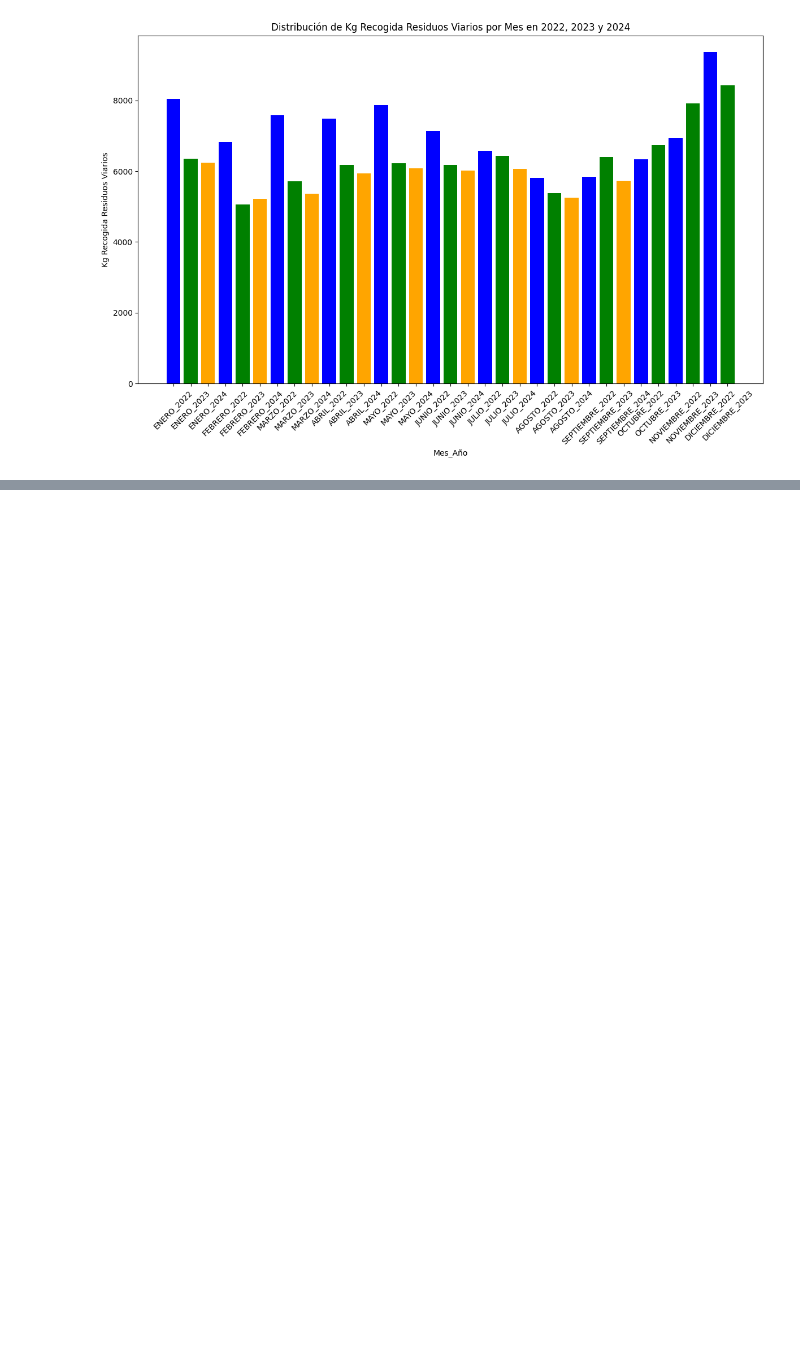
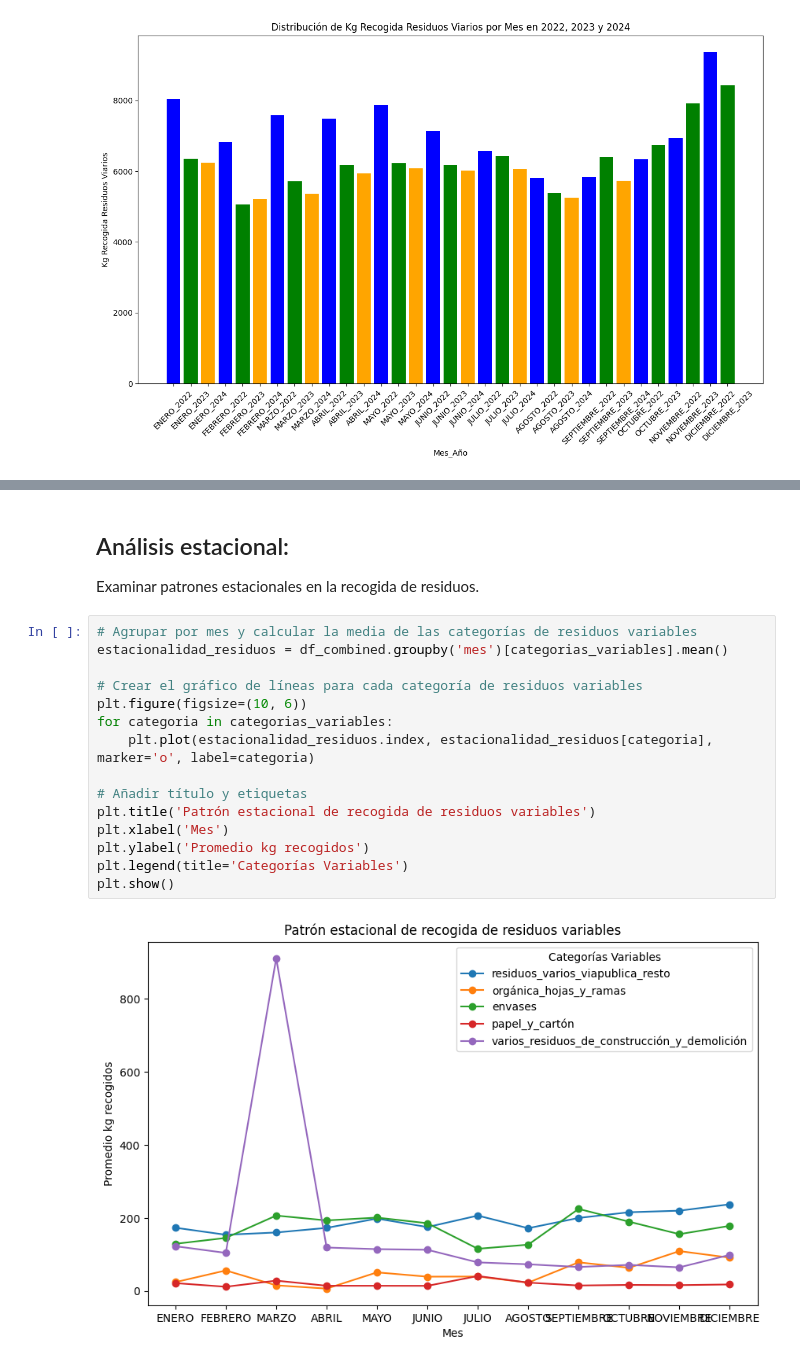
Before and after one commit to borcdc/proyecto_final_smartwaste, a Jupyter notebook: ProyectoFinal_SmartWaste.ipynb, the cells around one changed output, grey strips where cells are left out. Saved outputs shown, nothing was run; the diff lists cells and outputs as text; blank space fills up the shorter version.

```diff
--- a/ProyectoFinal_SmartWaste.ipynb
+++ b/ProyectoFinal_SmartWaste.ipynb
@@ -338,0 +373,20 @@ plt.show()
+# %% [markdown]
+## Análisis estacional:
+Examinar patrones estacionales en la recogida de residuos.
+# %%
+# Agrupar por mes y calcular la media de las categorías de residuos variables
+estacionalidad_residuos = df_combined.groupby('mes')[categorias_variables].mean()
+
+# Crear el gráfico de líneas para cada categoría de residuos variables
+plt.figure(figsize=(10, 6))
+for categoria in categorias_variables:
+    plt.plot(estacionalidad_residuos.index, estacionalidad_residuos[categoria], marker='o', label=categoria)
+
+# Añadir título y etiquetas
+plt.title('Patrón estacional de recogida de residuos variables')
+plt.xlabel('Mes')
+plt.ylabel('Promedio kg recogidos')
+plt.legend(title='Categorías Variables')
+plt.show()
+# %% [output]
+[figure, added]
```
Also changed, not shown: parts of 9 cells of this notebook.
